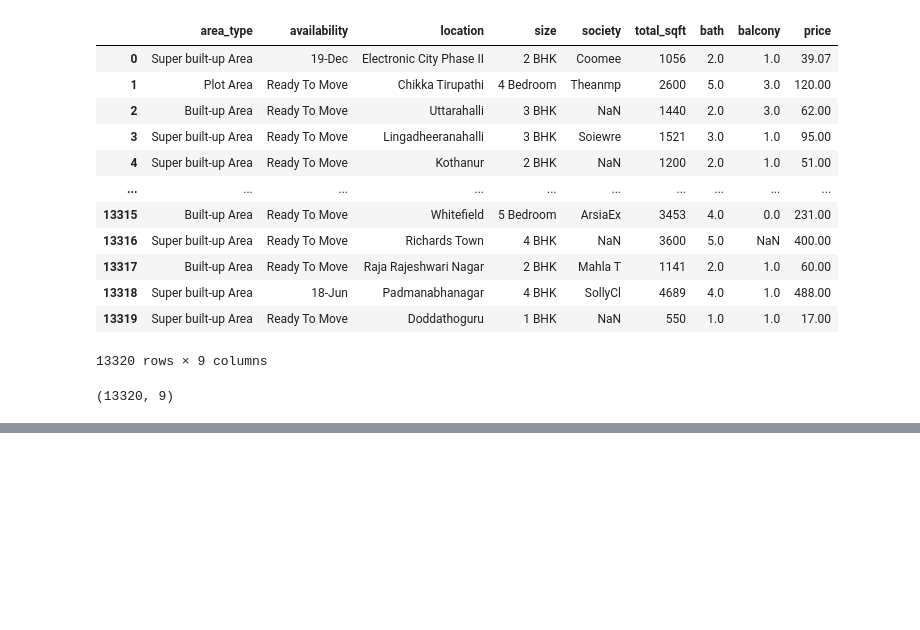
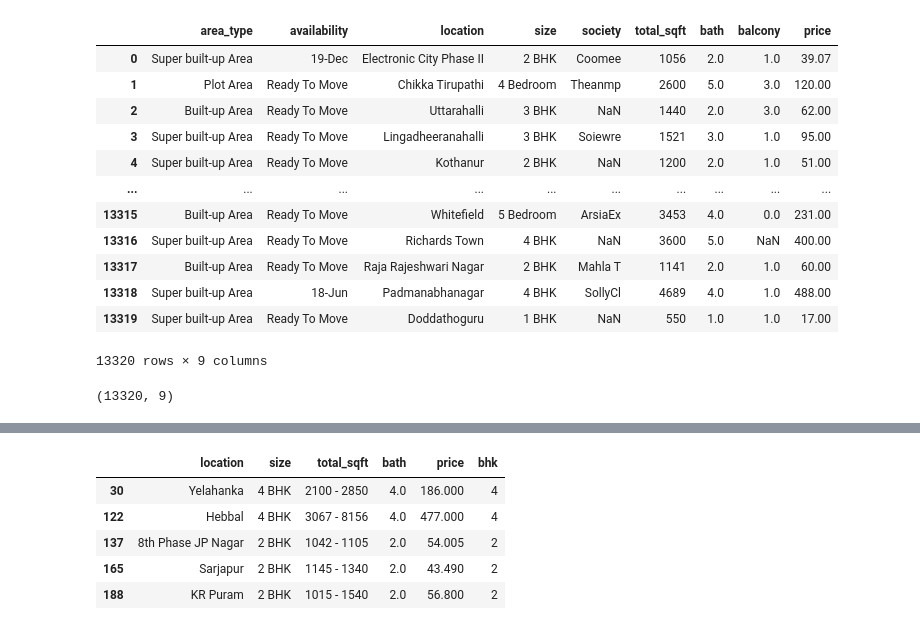
Before and after one commit to hariThorve/RealEstate_Price_prediction_project, a Jupyter notebook: realEstatepricePrediction.ipynb, the cells around one changed output, grey strips where cells are left out. Cells and saved outputs as stored; diff of their text form; code cells hidden in the pictures; blank space fills up the shorter version.

```diff
--- a/realEstatepricePrediction.ipynb
+++ b/realEstatepricePrediction.ipynb
@@ -64,0 +118,16 @@ df1
+# %%
+def is_float(x):
+  try:
+    float(x)
+  except:
+    return False
+  return True
+
+df2[~df2["total_sqft"].apply(is_float)].head()
+# %% [output]
+|  | location | size | total_sqft | bath | price | bhk |
+| 30 | Yelahanka | 4 BHK | 2100 - 2850 | 4.0 | 186.000 | 4 |
+| 122 | Hebbal | 4 BHK | 3067 - 8156 | 4.0 | 477.000 | 4 |
+| 137 | 8th Phase JP Nagar | 2 BHK | 1042 - 1105 | 2.0 | 54.005 | 2 |
+| 165 | Sarjapur | 2 BHK | 1145 - 1340 | 2.0 | 43.490 | 2 |
+| 188 | KR Puram | 2 BHK | 1015 - 1540 | 2.0 | 56.800 | 2 |
```
Also changed, not shown: parts of 13 cells of this notebook.
